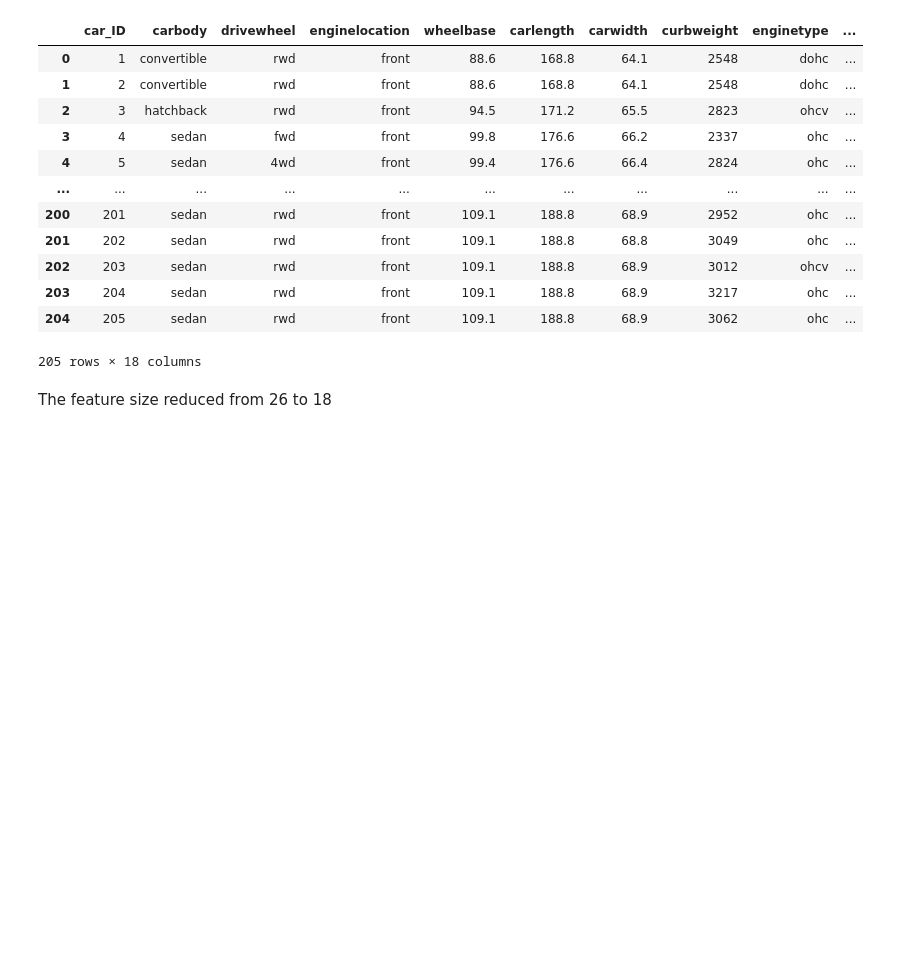
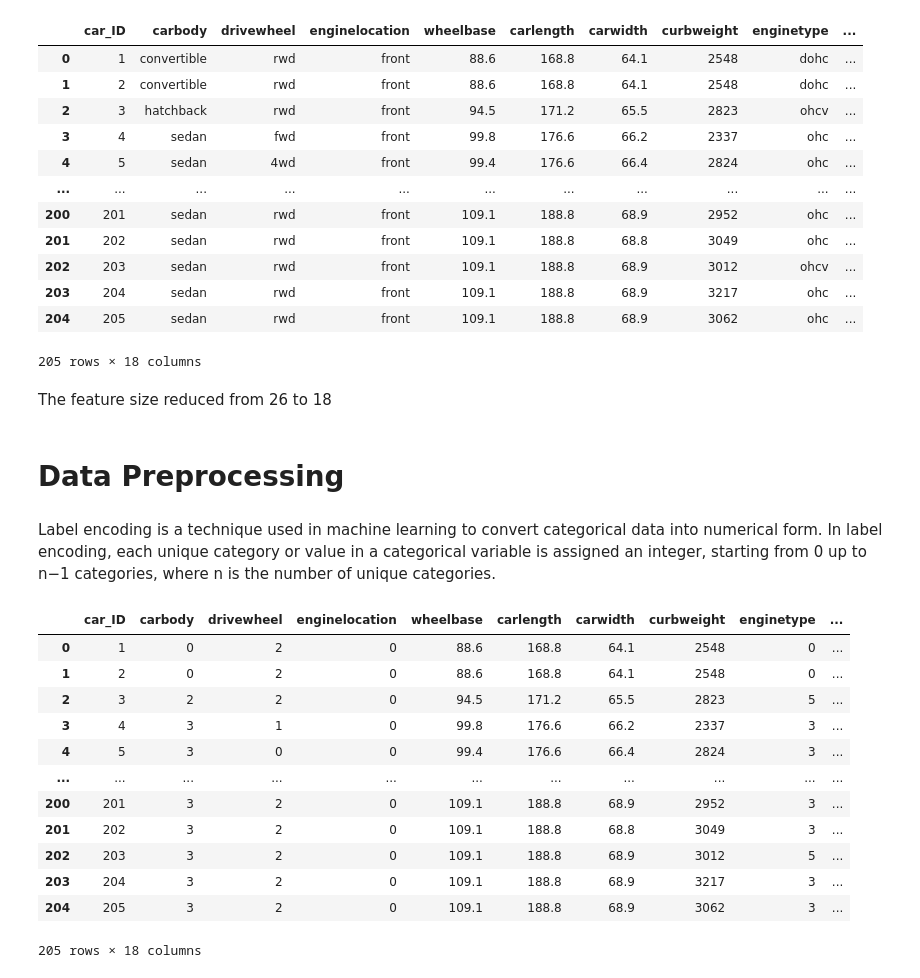
Before and after one commit to sukrutimallesh/Car-price-prediction-model, a Jupyter notebook: car_prediction_model/data_cleaning.ipynb, the cells around one changed output. Cells and saved outputs as stored; diff of their text form; code cells hidden in the pictures; blank space fills up the shorter version.

Commit message:
finished data preprocessing

```diff
--- a/car_prediction_model/data_cleaning.ipynb
+++ b/car_prediction_model/data_cleaning.ipynb
@@ -584,3 +584,7 @@ def nums_mapping(series):
 # %%
 # Map the values for the doornumbers and cylindernumbers.
 car_data[['cylindernumber']] = car_data[['cylindernumber']].apply(nums_mapping, axis = 1)
+# %% [markdown]
+# Data Preprocessing
+# %% [markdown]
+Label encoding is a technique used in machine learning to convert categorical data into numerical form. In label encoding, each unique category or value in a categorical variable is assigned an integer, starting from 0 up to n−1 categories, where n is the number of unique categories.
@@ -587 +604,17 @@ car_data[['cylindernumber']] = car_data[['cylindernumber']].apply(nums_mapping,
+# %%
+car_data
+# %% [output]
+|  | car_ID | carbody | drivewheel | enginelocation | wheelbase | carlength | carwidth | curbweight | enginetype | ... |
+| 0 | 1 | 0 | 2 | 0 | 88.6 | 168.8 | 64.1 | 2548 | 0 | ... |
+| 1 | 2 | 0 | 2 | 0 | 88.6 | 168.8 | 64.1 | 2548 | 0 | ... |
+| 2 | 3 | 2 | 2 | 0 | 94.5 | 171.2 | 65.5 | 2823 | 5 | ... |
+| 3 | 4 | 3 | 1 | 0 | 99.8 | 176.6 | 66.2 | 2337 | 3 | ... |
+| 4 | 5 | 3 | 0 | 0 | 99.4 | 176.6 | 66.4 | 2824 | 3 | ... |
+| ... | ... | ... | ... | ... | ... | ... | ... | ... | ... | ... |
+| 200 | 201 | 3 | 2 | 0 | 109.1 | 188.8 | 68.9 | 2952 | 3 | ... |
+| 201 | 202 | 3 | 2 | 0 | 109.1 | 188.8 | 68.8 | 3049 | 3 | ... |
+| 202 | 203 | 3 | 2 | 0 | 109.1 | 188.8 | 68.9 | 3012 | 5 | ... |
+| 203 | 204 | 3 | 2 | 0 | 109.1 | 188.8 | 68.9 | 3217 | 3 | ... |
+| 204 | 205 | 3 | 2 | 0 | 109.1 | 188.8 | 68.9 | 3062 | 3 | ... |
+205 rows × 18 columns
 # %%
```
Also changed, not shown: parts of 4 cells of this notebook.
